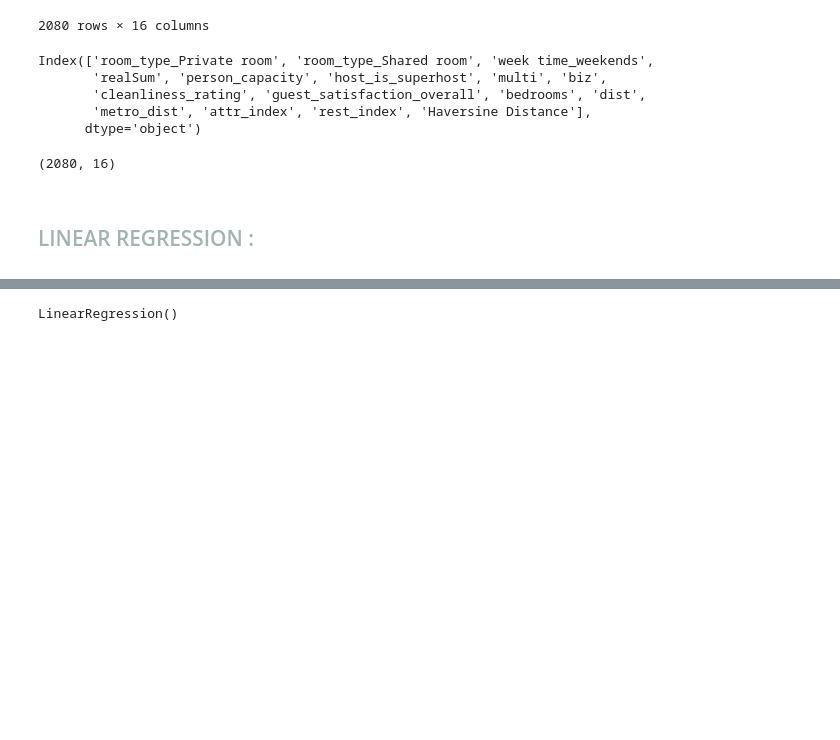
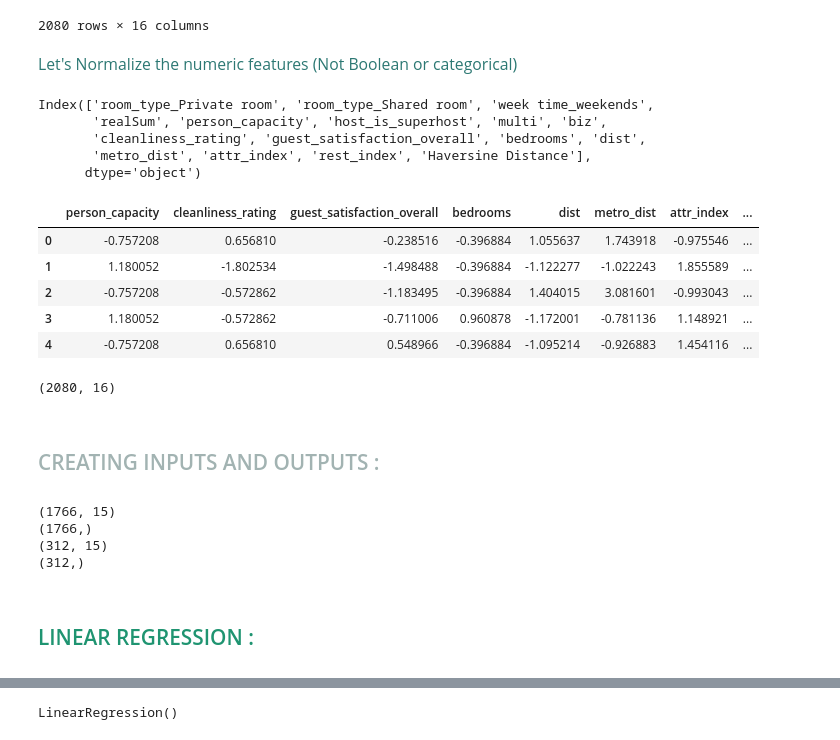
Before and after one commit to ibabarx/Machine-Learning-Hands-On, a Jupyter notebook: Airbnb Prices in European Cities/amsterdam.ipynb, the cells around one changed output, grey strips where cells are left out. Saved outputs shown, nothing was run; the diff lists cells and outputs as text; code cells hidden in the pictures; blank space fills up the shorter version.

```diff
--- a/Airbnb Prices in European Cities/amsterdam.ipynb
+++ b/Airbnb Prices in European Cities/amsterdam.ipynb
@@ -362,5 +369,5 @@ def combine_lat_long(lng, lat):
 
     return distance
 # %%
-amsterdam_3['Haversine Distance'] = combine_lat_long(amsterdam_3['lng'],amsterdam_3['lat'])
+amsterdam_2['Haversine Distance'] = combine_lat_long(amsterdam_2['lng'],amsterdam_2['lat'])
 # %%
@@ -375,7 +386,6 @@ amsterdam_3.head()
 # %%
-amsterdam_4 = amsterdam_3.copy()
-amsterdam_4.drop(columns=['lng','lat'],inplace=True)
-amsterdam_4
+amsterdam_2.drop(columns=['lng','lat'],inplace=True)
+amsterdam_2
 # %% [output]
 |  | room_type_Private room | room_type_Shared room | week time_weekends | realSum | person_capacity | ... |
 | 0 | 1 | 0 | 0 | 194.033698 | 2.0 | ... |
@@ -390,6 +400,10 @@ amsterdam_4
 | 975 | 0 | 0 | 1 | 399.315727 | 2.0 | ... |
 | 976 | 0 | 0 | 1 | 728.798069 | 4.0 | ... |
 2080 rows × 16 columns
+# %% [markdown]
+<p style="color:#2c7873; font-size:1.05em;">
+    Let's Normalize the numeric features (Not Boolean or categorical)
+</p>
 # %%
 Standard_Scaler = StandardScaler()
 # %%
@@ -400,12 +414,25 @@ Index(['room_type_Private room', 'room_type_Shared room', 'week time_weekends',
        'cleanliness_rating', 'guest_satisfaction_overall', 'bedrooms', 'dist',
        'metro_dist', 'attr_index', 'rest_index', 'Haversine Distance'],
       dtype='object')
+# %%
+features_to_scale = ['person_capacity','cleanliness_rating','guest_satisfaction_overall','bedrooms','dist','metro_dist','attr_index','rest_index','Haversine Distance']
+feature_not_to_scale = ['room_type_Private room','room_type_Shared room','week time_weekends','host_is_superhost','multi','biz','realSum']
 # %%
-a4_to_scale = ['person_capacity','cleanliness_rating','guest_satisfaction_overall','bedrooms','dist','metro_dist','attr_index','rest_index','Haversine Distance']
-a4_not_to_scale = amsterdam_4[['room_type_Private room','room_type_Shared room','week time_weekends','host_is_superhost','multi','biz','realSum']]
-amsterdam_4_numeric_scaled = Standard_Scaler.fit_transform(amsterdam_4[a4_to_scale])
-amsterdam_4_numeric_scaled_df = pd.DataFrame(amsterdam_4_numeric_scaled, columns=a4_to_scale)
-amsterdam_5 = pd.concat([amsterdam_4_numeric_scaled_df.reset_index(drop=True), a4_not_to_scale.reset_index(drop=True)], axis=1)
-amsterdam_5.shape
+amsterdam_numerics_scaled = Standard_Scaler.fit_transform(amsterdam_2[features_to_scale])
+amsterdam_numerics_scaled_df = pd.DataFrame(amsterdam_numerics_scaled, columns=features_to_scale)
-# %% [output]
-(2080, 16)
+# %%
+amsterdam_3 = pd.concat([amsterdam_numerics_scaled_df.reset_index(drop=True), amsterdam_2[feature_not_to_scale].reset_index(drop=True)], axis=1)
+amsterdam_3.head()
+# %% [output]
+|  | person_capacity | cleanliness_rating | guest_satisfaction_overall | bedrooms | dist | metro_dist | attr_index | ... |
+| 0 | -0.757208 | 0.656810 | -0.238516 | -0.396884 | 1.055637 | 1.743918 | -0.975546 | ... |
+| 1 | 1.180052 | -1.802534 | -1.498488 | -0.396884 | -1.122277 | -1.022243 | 1.855589 | ... |
+| 2 | -0.757208 | -0.572862 | -1.183495 | -0.396884 | 1.404015 | 3.081601 | -0.993043 | ... |
+| 3 | 1.180052 | -0.572862 | -0.711006 | 0.960878 | -1.172001 | -0.781136 | 1.148921 | ... |
+| 4 | -0.757208 | 0.656810 | 0.548966 | -0.396884 | -1.095214 | -0.926883 | 1.454116 | ... |
+# %%
+amsterdam_3.shape
+# %% [output]
+(2080, 16)
+# %% [markdown]
+# <span style="color:#a2b3b2; font-size:0.75em;">CREATING INPUTS AND OUTPUTS :
@@ -412,2 +441,18 @@ amsterdam_5.shape
+# %%
+amsterdam_X_train , amsterdam_X_test , amsterdam_Y_train , amsterdam_Y_test = train_test_split(
+                                                                                        amsterdam_test.drop(columns=['realSum']) ,
+                                                                                        amsterdam_test['realSum'],
+                                                                                        random_state=4,
+                                                                                        test_size=0.15,
+                                                                                        stratify=amsterdam_test['week time_weekends'])
+print(amsterdam_X_train.shape)
+print(amsterdam_Y_train.shape)
+print(amsterdam_X_test.shape)
+print(amsterdam_Y_test.shape)
+# %% [output]
+(1766, 15)
+(1766,)
+(312, 15)
+(312,)
 # %% [markdown]
-# <span style="color:#a2b3b2; font-size:0.75em;">LINEAR REGRESSION :
+# <span style="color:#1f9471; font-size:0.75em;">LINEAR REGRESSION :
```
Also changed, not shown: parts of 70 cells of this notebook.
